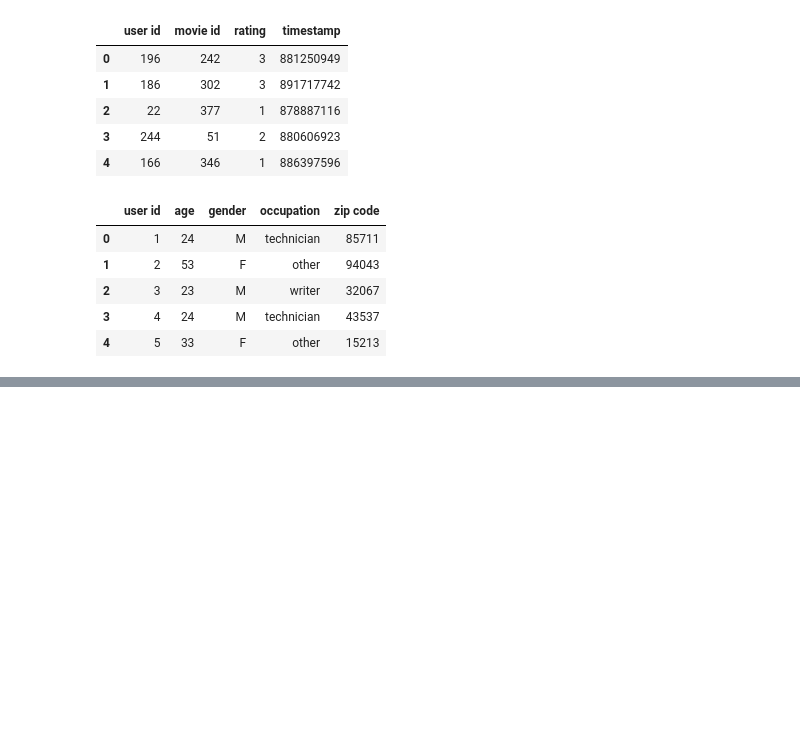
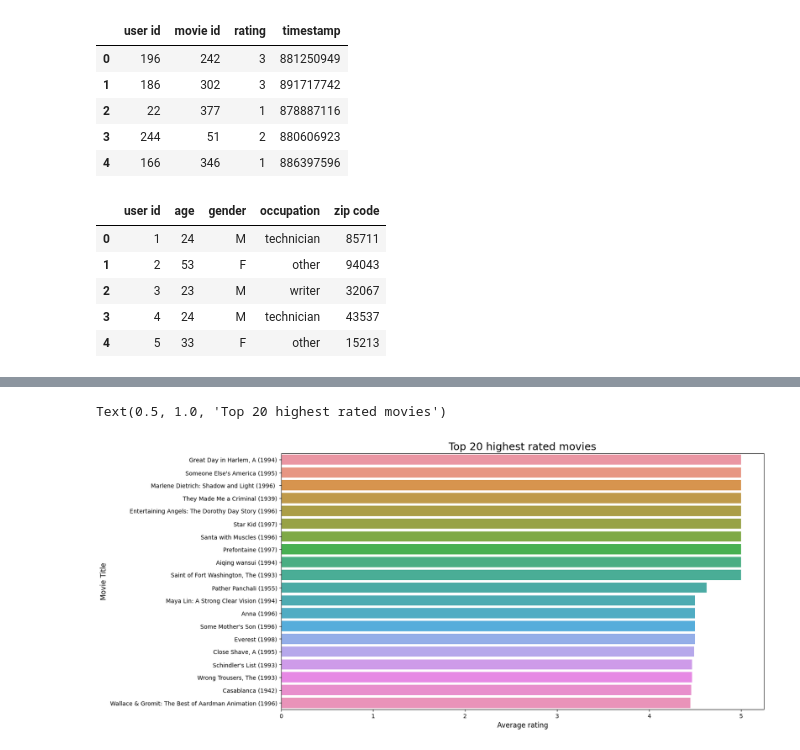
Before and after one commit to RPChinhara/cold-start-recommender, a Jupyter notebook: cold-start-recommender.ipynb, the cells around one changed output, grey strips where cells are left out. Saved outputs shown, nothing was run; the diff lists cells and outputs as text; code cells hidden in the pictures; blank space fills up the shorter version.

Commit message:
Update cold-start-recommender.ipynb
added plots for eda ratings counts and average rating movie wise and genre wise

```diff
--- a/cold-start-recommender.ipynb
+++ b/cold-start-recommender.ipynb
@@ -36,11 +60,19 @@ occupation
 # %%
 items = pd.read_csv('ml-100k/u.item' , header = None , sep = "|" , encoding='latin-1')
 
-items.columns = ['movie id' , 'movie title' , 'release date' , 'video release date' ,
-              'IMDb URL' , 'unknown' , 'Action' , 'Adventure' , 'Animation' ,
-              'Childrens' , 'Comedy' , 'Crime' , 'Documentary' , 'Drama' , 'Fantasy' ,
-              'Film_Noir' , 'Horror' , 'Musical' , 'Mystery' , 'Romance' , 'Sci_Fi' ,
-              'Thriller' , 'War' , 'Western']
+meta_headers = ['movie id' , 'movie title' , 'release date' , 'video release date' ,
+              'IMDb URL']
+
+# using genre_headers from genre df to avoid any typos or ambiguity like "Children's" and "Childrens"
+genre_headers = genre['Genre'].values.tolist()
+
+# items.columns = ['movie id' , 'movie title' , 'release date' , 'video release date' ,
+#               'IMDb URL' , 'unknown' , 'Action' , 'Adventure' , 'Animation' ,
+#               'Childrens' , 'Comedy' , 'Crime' , 'Documentary' , 'Drama' , 'Fantasy' ,
+#               'Film_Noir' , 'Horror' , 'Musical' , 'Mystery' , 'Romance' , 'Sci_Fi' ,
+#               'Thriller' , 'War' , 'Western']
+
+items.columns = meta_headers + genre_headers
 
 items.head()
 # %% [output]
@@ -97,0 +110,15 @@ genre
+# %%
+def extract_movie_title_from_id(mid):
+    return items[items['movie id'] == mid]['movie title'].values[0]
+
+def extract_rating_count(mid):
+    return len(data[data['movie id'] == mid])
+
+# calculating average rating for each movie
+df = data.groupby('movie id', as_index=False)['rating'].mean()
+
+# adding movie_name corresponding to movie id
+df['movie title'] = df['movie id'].apply(extract_movie_title_from_id)
+
+# add rating counts for checking popularity
+df['rating_count'] = df['movie id'].apply(extract_rating_count)
@@ -97,0 +134,13 @@ genre
+# %%
+# top rated movies (descending order by rating)
+top_rated = df.sort_values('rating', ascending=False)
+# taking top 20 movies
+top_rated = top_rated[:20]
+plt.figure(figsize = (15,8))
+sns.barplot(data = top_rated, y = 'movie title', x = 'rating')
+plt.ylabel('Movie Title', fontsize = 12)
+plt.xlabel('Average rating', fontsize = 12)
+plt.title('Top 20 highest rated movies', fontsize = 18)
+# %% [output]
+Text(0.5, 1.0, 'Top 20 highest rated movies')
+[figure, added]
```
Also changed, not shown: parts of 12 cells of this notebook.
